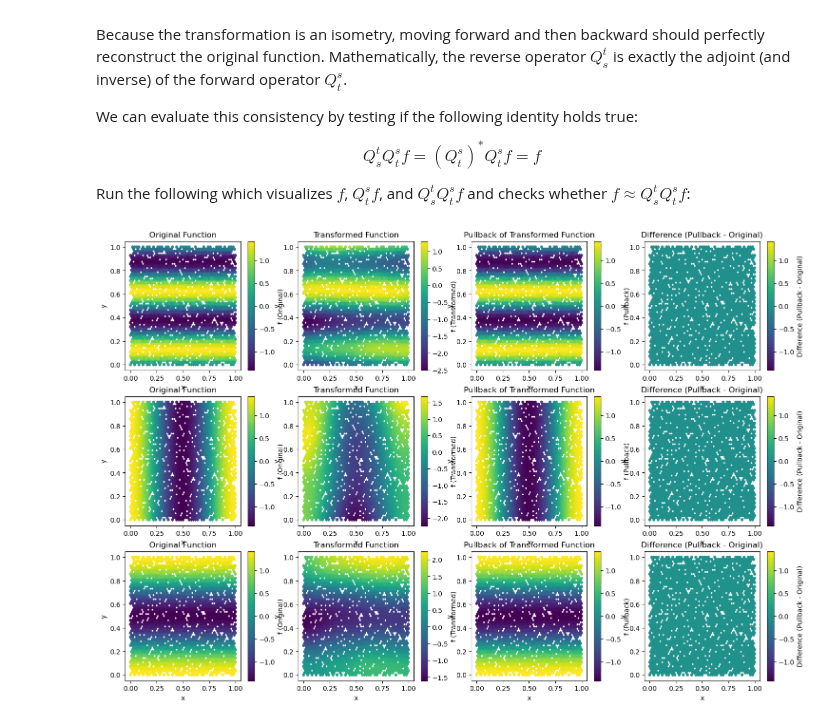
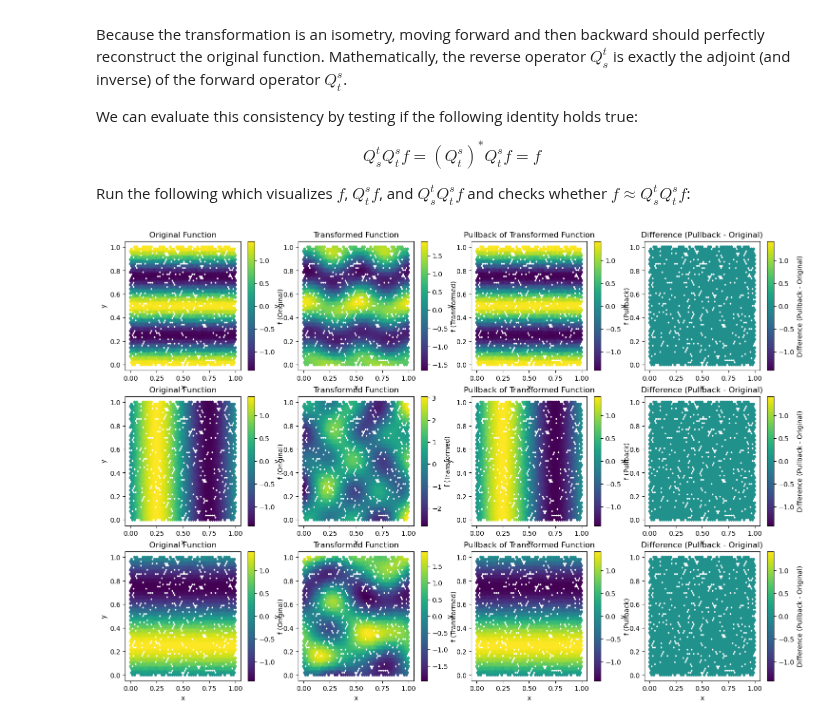
Before and after one commit to HamidrezaKmK/Learning-ONBs, a Jupyter notebook: notebooks/isometries/eulerian_transform.ipynb, the cells around one changed output. Cells and saved outputs as stored; diff of their text form; code cells hidden in the pictures.

```diff
--- a/notebooks/isometries/eulerian_transform.ipynb
+++ b/notebooks/isometries/eulerian_transform.ipynb
@@ -175,11 +239,11 @@ coords = SquareSampler().sample(N_per_dim).to(device)
 fourier_dictionary = FourierDictionary(
     domain_dim=2,
     num_channels=1,
-    index_geom_p=0.5,
+    p=0.5,
 )
 f = fourier_dictionary.get_atoms(
     coords,
-    torch.tensor([[0, 2], [-1, 0], [0, -1]]).to(device),
+    torch.tensor([[0, 2, 0], [-1, 0, 0], [0, -1, 0]]).to(device),
 ).to(device) # (3, N, 1)
 
 coords, logabsdet, f_transformed = isometry.pushforward(
@@ -235,31 +299,31 @@ for i in range(len(f)):
     )
     plt.colorbar(mappable=axes[i,2].collections[0], ax=axes[i,2], label='f (Pullback)')
     axes[i,2].set_title('Pullback of Transformed Function')
     axes[i,2].set_xlabel('x')
     axes[i,2].set_ylabel('y')
 
     axes[i, 3].hexbin(
         coords[:,0].detach().cpu(),
         coords[:,1].detach().cpu(),
         C=diff[i].detach().cpu().squeeze(-1),
         gridsize=50,
         cmap='viridis',
     )
     # add the elements in both axes[i, 3] and axes[i,0] to the colorbar so that the colorbar range covers both the original and the difference
     vmin = min(axes[i,0].collections[0].get_array().min(), axes[i,3].collections[0].get_array().min())
     vmax = max(axes[i,0].collections[0].get_array().max(), axes[i,3].collections[0].get_array().max())
 
     # 2. Update the mappable's limits explicitly
     mappable = axes[i,3].collections[0]
     mappable.set_clim(vmin, vmax)
 
     # 3. Create the colorbar (it will now use the new limits from the mappable)
     plt.colorbar(mappable, ax=axes[i,3], label='Difference (Pullback - Original)')
 
     axes[i,3].set_title('Difference (Pullback - Original)')
     axes[i,3].set_xlabel('x')
     axes[i,3].set_ylabel('y')
 
 plt.show()
 # %% [output]
-[figure, old version]
+[figure, new version]
```
Also changed, not shown: parts of 6 cells of this notebook, 15 other files.
